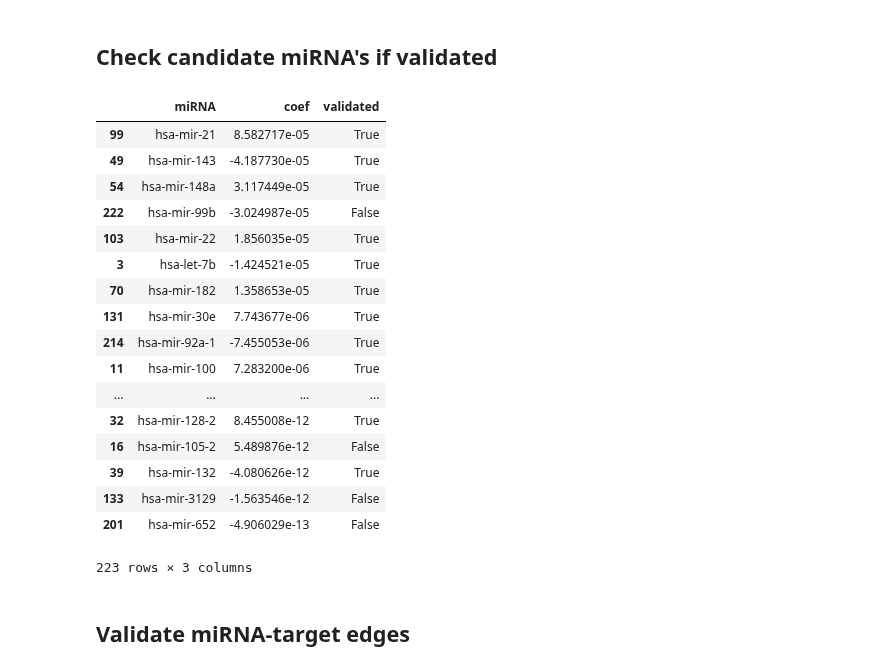
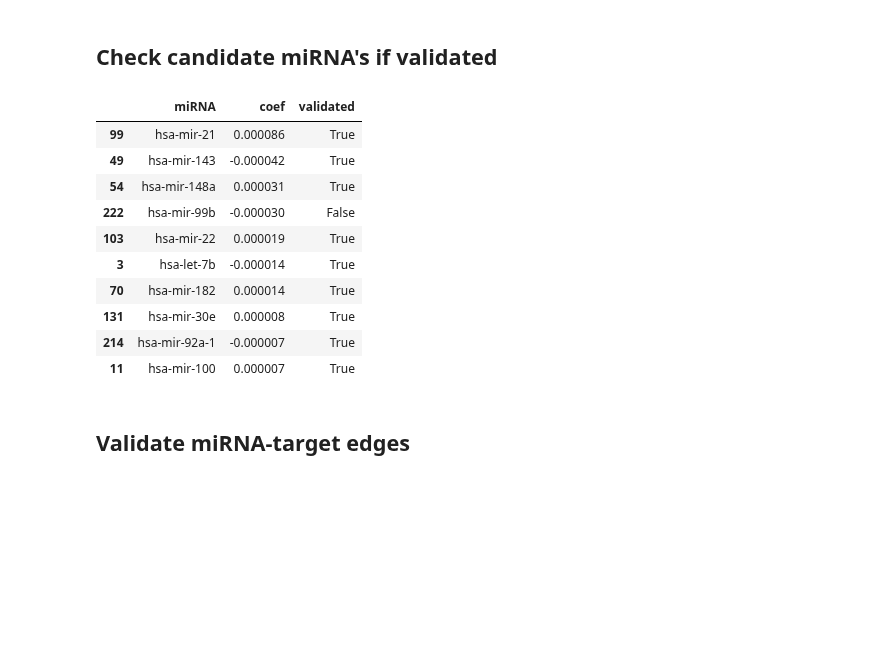
Before and after one commit to JonnyTran/microRNA-Lung-Cancer-Associations, a Jupyter notebook: notebooks/miRNA-gene_exp.ipynb, the cells around one changed output. Cells and saved outputs as stored; diff of their text form; code cells hidden in the pictures; blank space fills up the shorter version.

```diff
--- a/notebooks/miRNA-gene_exp.ipynb
+++ b/notebooks/miRNA-gene_exp.ipynb
@@ -36,6 +36,9 @@ mirna_normal = pandas.merge(clinical_df[['patient_barcode', 'pathologic_stage']]
 mirna_normal['pathologic_stage'] = 'normal'
 mirna_tumor = pandas.merge(clinical_df[['patient_barcode', 'pathologic_stage']], mirna_tumor_df, on='patient_barcode')
 
+mirna_tumor.dropna(inplace=True)
+mirna_normal.dropna(inplace=True)
+
 # Map stage IA to stage I, IB to I, etc. ...
 pathologic_stage_map = {'Stage IA': 'Stage I', 'Stage IB': 'Stage I',
                         'Stage IIA': 'Stage II', 'Stage IIB': 'Stage II',
@@ -224,8 +238,8 @@ from src.models.miRNA_target_network import miRNATargetNetwork as miRNATargetNet
 import networkx as nx
 
 network = miRNATargetNet(dys_threshold=0.6)
-network.train(miRNAs_tumor=mirna_tumor, targets_tumor=gene_exp_tumor,
-              miRNAs_normal=mirna_normal, targets_normal=gene_exp_normal,
+network.train(miRNAs_tumor=merged_mirna_tumor, targets_tumor=merged_gene_exp_tumor,
+              miRNAs_normal=merged_mirna_normal, targets_normal=merged_gene_exp_normal,
               putative_assocs=targetScan_df)
 # print nx.bipartite.sets(network.B)
 # %% [output]
@@ -284,0 +292,13 @@ Name: pathologic_stage, dtype: int64
+# %%
+X = pandas.concat([mirna_tumor, mirna_normal])
+y = X['pathologic_stage']
+
+X.drop(['patient_barcode'], 1, inplace=True)
+X.drop(['pathologic_stage'], 1, inplace=True)
+
+pathologic_stage_map = {'normal': -1, 'Stage I': 1, 'Stage II': 1, 'Stage III': 1, 'Stage IV': 1}
+y = y.replace(pathologic_stage_map)
+print "mirna_tumor + mirna_normal", X.shape
+print "y", y.shape
+
+y.value_counts()
@@ -295,17 +321,14 @@ param = {'numThreads': -1, 'verbose': True,
          'pos': False}
 param['loss'] = 'weighted-logistic'
 param['regul'] = 'group-lasso-l2'
-param['lambda1'] = 0.1
+param['lambda1'] = 0.4
 # param['lambda2'] = 0.5
 
-X = np.asanyarray(pandas.concat([mirna_tumor, mirna_normal]), dtype=myfloat)
-y = np.array(y, dtype=myfloat)
-y = np.reshape(y, [y.shape[0], 1])
+X_train, X_test, Y_train, Y_test = \
+    train_test_split(X, y, test_size=0.05, random_state=np.random.randint(0, 10000), stratify=y)
 
-X_train, X_test, Y_train, Y_test = \
-    train_test_split(X, y, test_size=0.3, random_state=np.random.randint(0, 10000), stratify=y)
-
-X_train = np.asfortranarray(X_train)
+X_train = np.asfortranarray(X_train, dtype=myfloat)
+Y_train = np.asfortranarray(Y_train, dtype=myfloat)
 
 print "X_train", X_train.shape
 print "Y_train", Y_train.shape, np.unique(Y_train)
@@ -318,12 +341,13 @@ group_l2_large_groups.fit(X_train, Y_train,
                           groups=network.get_miRNA_groups(mirna_list, smaller_groups=False),
                           params=param)
 
-group_wo_groups = SPAMSClassifier()
-group_wo_groups.fit(X_train, Y_train, groups=np.arange(1881)+1, params=param)
+param['regul'] = 'l1'
+l1_lasso = SPAMSClassifier()
+l1_lasso.fit(X_train, Y_train, groups=None, params=param)
 
 param['regul'] = 'elastic-net'
 elastic_net = SPAMSClassifier()
-elastic_net.fit(X_train, Y_train, groups=np.arange(1881)+1, params=param)
+elastic_net.fit(X_train, Y_train, groups=None, params=param)
 
 param['regul'] = 'sparse-group-lasso-l2'
 sparse_group_l2 = SPAMSClassifier()
@@ -414,26 +451,19 @@ pandas.DataFrame([[name,
 # %%
 candidate_miRNAs = group_l2_large_groups.get_selected_miRNAs(mirna_list)
 candidate_miRNAs['validated'] = candidate_miRNAs.apply(lambda row: row['miRNA'] in HMDD_lung_neoplasm_miRNAs, axis=1)
-candidate_miRNAs
+candidate_miRNAs.head(10)
 # %% [output]
 |  | miRNA | coef | validated |
-| 99 | hsa-mir-21 | 8.582717e-05 | True |
-| 49 | hsa-mir-143 | -4.187730e-05 | True |
-| 54 | hsa-mir-148a | 3.117449e-05 | True |
-| 222 | hsa-mir-99b | -3.024987e-05 | False |
-| 103 | hsa-mir-22 | 1.856035e-05 | True |
-| 3 | hsa-let-7b | -1.424521e-05 | True |
-| 70 | hsa-mir-182 | 1.358653e-05 | True |
-| 131 | hsa-mir-30e | 7.743677e-06 | True |
-| 214 | hsa-mir-92a-1 | -7.455053e-06 | True |
-| 11 | hsa-mir-100 | 7.283200e-06 | True |
-| ... | ... | ... | ... |
-| 32 | hsa-mir-128-2 | 8.455008e-12 | True |
-| 16 | hsa-mir-105-2 | 5.489876e-12 | False |
-| 39 | hsa-mir-132 | -4.080626e-12 | True |
-| 133 | hsa-mir-3129 | -1.563546e-12 | False |
-| 201 | hsa-mir-652 | -4.906029e-13 | False |
+| 99 | hsa-mir-21 | 0.000086 | True |
+| 49 | hsa-mir-143 | -0.000042 | True |
+| 54 | hsa-mir-148a | 0.000031 | True |
+| 222 | hsa-mir-99b | -0.000030 | False |
+| 103 | hsa-mir-22 | 0.000019 | True |
+| 3 | hsa-let-7b | -0.000014 | True |
+| 70 | hsa-mir-182 | 0.000014 | True |
+| 131 | hsa-mir-30e | 0.000008 | True |
+| 214 | hsa-mir-92a-1 | -0.000007 | True |
+| 11 | hsa-mir-100 | 0.000007 | True |
-223 rows × 3 columns
 # %% [markdown]
 ## Validate miRNA-target edges
 # %%
```
Also changed, not shown: parts of 10 cells of this notebook.
